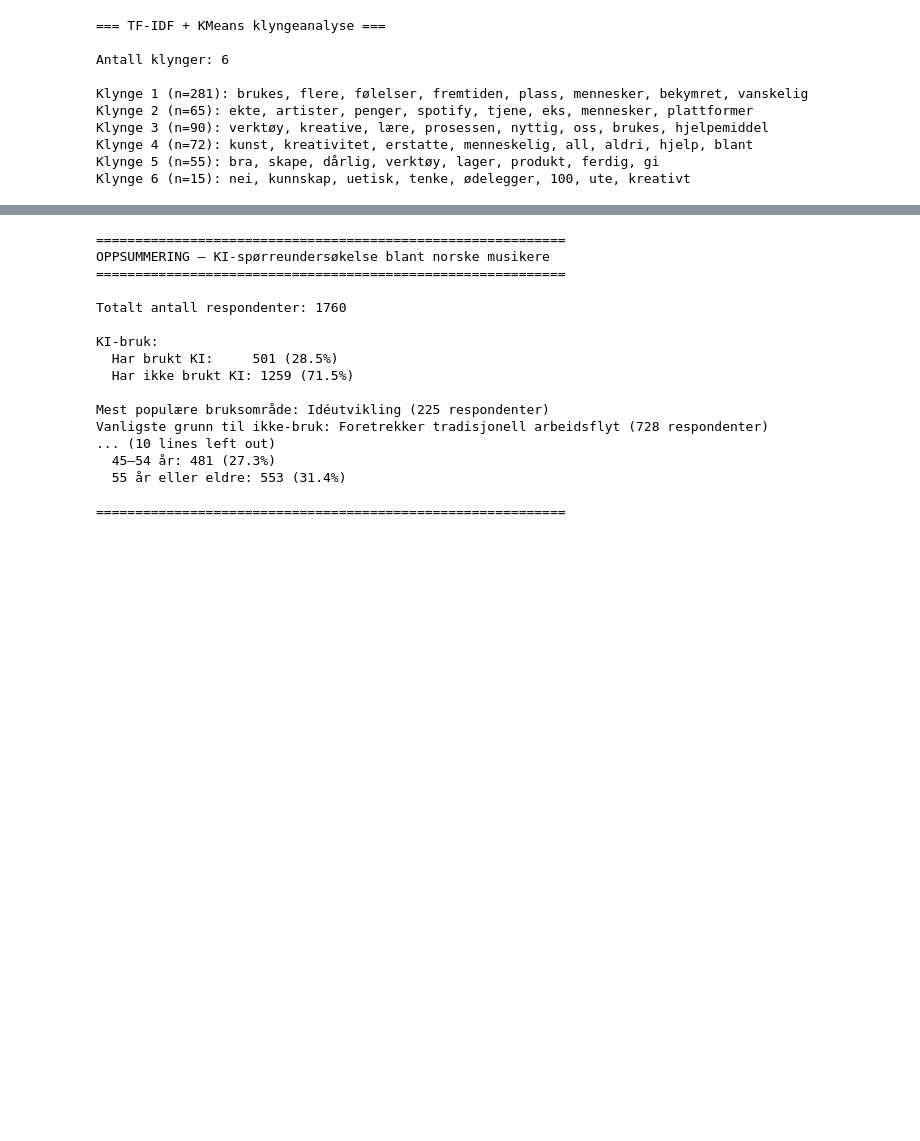
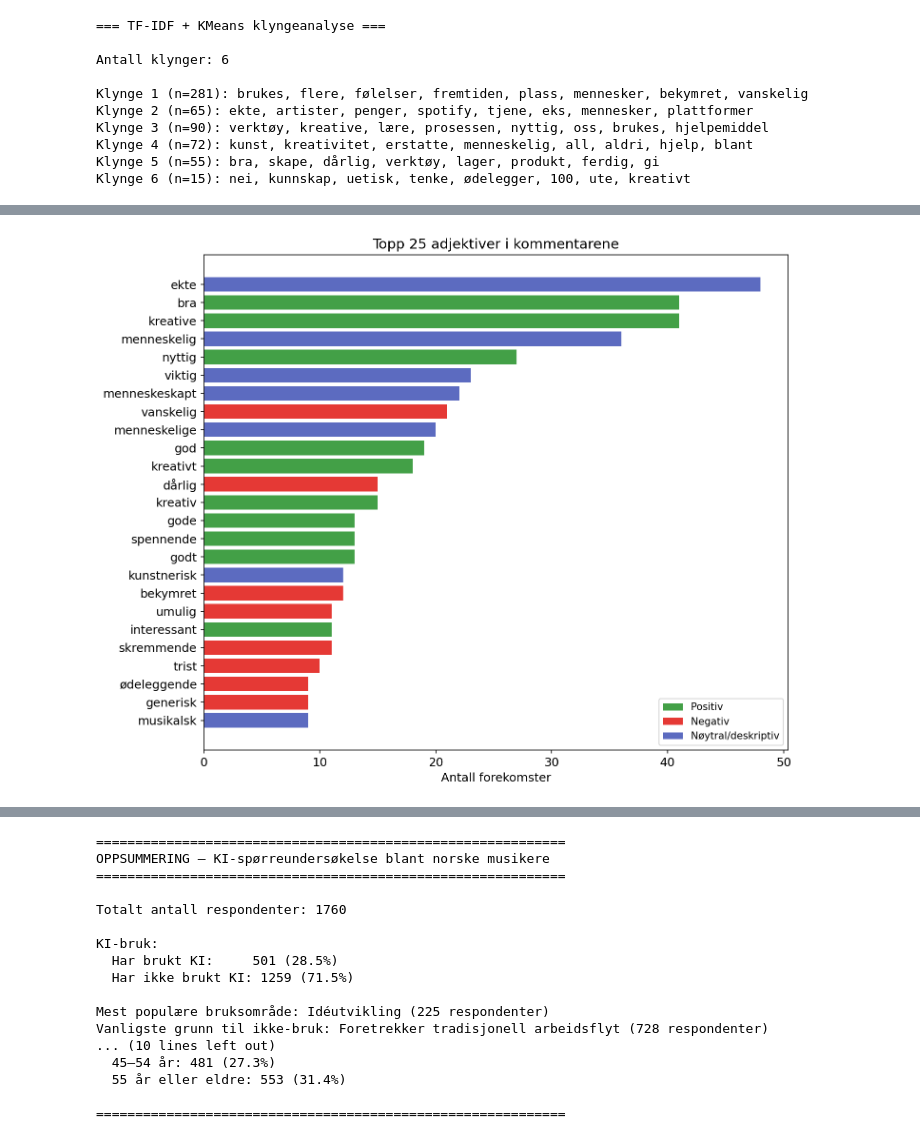
Before and after one commit to LarsMonstad/smcpaper, a Jupyter notebook: analyse.ipynb, the cells around one changed output, grey strips where cells are left out. Drawn from its saved outputs; the diff is of its cells as text; code cells hidden in the pictures; blank space fills up the shorter version.

Commit message:
la til sentimentanalyse og adjektivanalyse av kommentarer

```diff
--- a/analyse.ipynb
+++ b/analyse.ipynb
@@ -750,0 +925,95 @@ Klynge 6 (n=15): nei, kunnskap, uetisk, tenke, ødelegger, 100, ute, kreativt
+# %%
+# Kuratert adjektivliste med sentiment-gruppering
+ADJ_POSITIV = {
+    'god', 'godt', 'gode', 'bra', 'fin', 'fint', 'fine', 'flott', 'flotte',
+    'nyttig', 'nyttige', 'spennende', 'interessant', 'interessante',
+    'positiv', 'positivt', 'positive', 'fantastisk', 'fantastiske',
+    'morsom', 'morsomt', 'gøy', 'kult', 'effektiv', 'effektivt', 'effektive',
+    'enkel', 'enkelt', 'enklere', 'praktisk', 'praktiske',
+    'smart', 'smarte', 'kraftig', 'kraftige',
+    'åpen', 'åpent', 'åpne', 'nysgjerrig', 'nysgjerrige',
+    'kreativ', 'kreative', 'kreativt',
+    'unik', 'unikt', 'unike',
+}
+
+ADJ_NEGATIV = {
+    'dårlig', 'dårlige', 'dårligere', 'dum', 'dumt', 'dumme',
+    'farlig', 'farlige', 'vanskelig', 'vanskelige', 'vanskeligere',
+    'umulig', 'umulige', 'uetisk', 'uetiske',
+    'negativ', 'negativt', 'negative', 'trist', 'triste',
+    'skremmende', 'skummel', 'skummelt', 'skumle',
+    'forferdelig', 'forferdelige', 'forkastelig', 'forkastelige',
+    'problematisk', 'problematiske', 'tragisk', 'tragiske',
+    'bekymret', 'bekymrende', 'usikker', 'usikkert',
+    'ødeleggende', 'destruktiv', 'destruktive',
+    'kjedelig', 'kjedelige', 'generisk', 'generiske',
+    'sjelløs', 'sjelløse', 'livløs', 'livløse',
+}
+
+ADJ_NOYTRAL = {
+    'menneskelig', 'menneskelige', 'menneskeskapt', 'menneskeskapte',
+    'digital', 'digitale', 'digitalt', 'ekte', 'autentisk', 'autentiske',
+    'teknologisk', 'teknologiske', 'musikalsk', 'musikalske',
+    'kunstnerisk', 'kunstneriske', 'profesjonell', 'profesjonelle',
+    'personlig', 'personlige', 'naturlig', 'naturlige',
+    'moderne', 'tradisjonell', 'tradisjonelle',
+    'realistisk', 'syntetisk', 'syntetiske',
+    'viktig', 'viktige',
+}
+
+ALLE_ADJ = ADJ_POSITIV | ADJ_NEGATIV | ADJ_NOYTRAL
+
+def adj_gruppe(ord):
+    if ord in ADJ_POSITIV: return 'Positiv'
+    if ord in ADJ_NEGATIV: return 'Negativ'
+    return 'Nøytral/deskriptiv'
+
+# Tell adjektiver
+adj_alle = [o for o in alle_ord if o in ALLE_ADJ]
+adj_telling = Counter(adj_alle)
+topp25 = adj_telling.most_common(25)
+
+# --- Figur: Horisontal stolpe med fargekoding ---
+fig, ax = plt.subplots(figsize=(10, 8))
+adj_ord = [o for o, _ in topp25][::-1]
+adj_ant = [n for _, n in topp25][::-1]
+gruppe_farger = {'Positiv': '#43A047', 'Negativ': '#E53935', 'Nøytral/deskriptiv': '#5C6BC0'}
+bar_farger = [gruppe_farger[adj_gruppe(o)] for o in adj_ord]
+
+bars = ax.barh(adj_ord, adj_ant, color=bar_farger)
+ax.set_xlabel('Antall forekomster')
+ax.set_title('Topp 25 adjektiver i kommentarene')
+
+# Legende
+from matplotlib.patches import Patch
+legend_el = [Patch(facecolor=c, label=l) for l, c in gruppe_farger.items()]
+ax.legend(handles=legend_el, loc='lower right', fontsize=10)
+
+plt.tight_layout()
+plt.show()
+
+# --- Figur: Sammendrag per gruppe ---
+gruppe_sum = Counter()
+for o in adj_alle:
+    gruppe_sum[adj_gruppe(o)] += 1
+
+gruppe_orden = ['Positiv', 'Nøytral/deskriptiv', 'Negativ']
+gruppe_verdier = [gruppe_sum.get(g, 0) for g in gruppe_orden]
+tot = sum(gruppe_verdier)
+
+fig, ax = plt.subplots(figsize=(7, 4))
+bars = ax.bar(gruppe_orden, gruppe_verdier,
+              color=[gruppe_farger[g] for g in gruppe_orden])
+for bar, v in zip(bars, gruppe_verdier):
+    ax.text(bar.get_x() + bar.get_width()/2, bar.get_height() + 5,
+            f'{v} ({v/tot*100:.1f}%)', ha='center', fontsize=11)
+ax.set_ylabel('Antall adjektiv-forekomster')
+ax.set_title('Adjektiver etter valør')
+ax.set_ylim(0, max(gruppe_verdier) * 1.2)
+plt.tight_layout()
+plt.show()
+
+print(f'\nTotalt {tot} adjektiv-forekomster i {n_kommentar} kommentarer')
+print(f'Gjennomsnitt: {tot/n_kommentar:.1f} adjektiver per kommentar')
+# %% [output]
+[figure, added]
```
Also changed, not shown: parts of 7 cells of this notebook.
